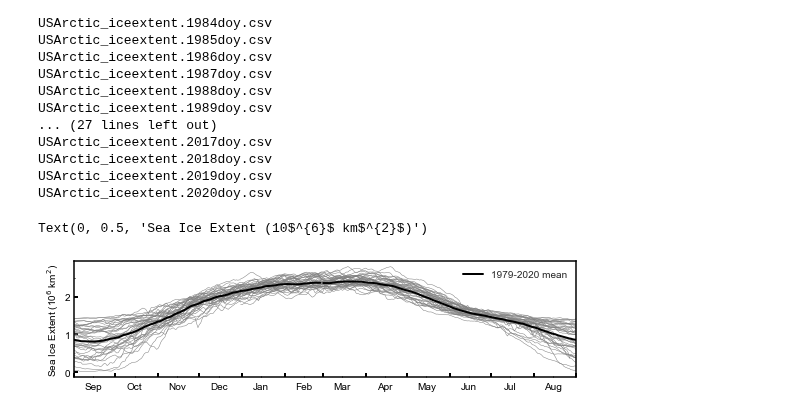
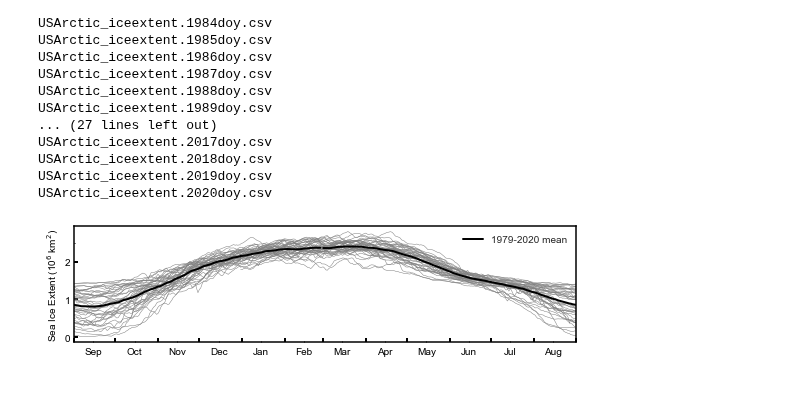
Before and after one commit to NOAA-PMEL/EcoFOCI_Jupyter_Notebooks, a Jupyter notebook: IceAnalysis/SSMI_RegionIce_ExtentCreator_KWood.ipynb, the cells around one changed output. Drawn from its saved outputs; the diff is of its cells as text; code cells hidden in the pictures.

```diff
--- a/IceAnalysis/SSMI_RegionIce_ExtentCreator_KWood.ipynb
+++ b/IceAnalysis/SSMI_RegionIce_ExtentCreator_KWood.ipynb
@@ -246,35 +227,35 @@ dfmean['avg'] = dfmean.drop('doy_y2',axis=1).drop(59,axis=0).mean(axis=1)
 
 fig = plt.figure(1,figsize=(9,2.125))
 ax1 = plt.subplot2grid((1, 1), (0, 0), colspan=1, rowspan=1)
-for yy in range(1978,2018,1):
+for yy in range(1978,2020,1):
     plt.plot(dfe.index,dfe[yy]/1e6,c='gray',linewidth=.5,label='')
     plt.plot(dfe['doy_y2'],dfe[yy]/1e6,c='gray',linewidth=.5,label='')
 
 #Fall
 l1 = ax1.plot(dfmean.index,dfmean['avg']/1e6,'k',linewidth=2,label='1979-2020 mean')
 
 #Spring
 plt.plot(dfmean['doy_y2'],dfmean['avg']/1e6,'k',linewidth=2,label='')
 
 
 plt.legend(loc='best')
 plt.xticks((0,31,61,92,122,153,183,214,245,275,306,336,
                0+365,31+365,61+365,92+365,122+365,153+365,
                183+365,214+365,245+365,275+365,306+365,336+365),)
 ax1.set_xlim([244,244+365])
 #plt.yticks(np.arange(0,1.2,.4))
 ax1.tick_params(axis='y',which='both',bottom='on')
 
 ax1.yaxis.set_minor_locator(ticker.MultipleLocator(2.5))
 ax1.xaxis.set_major_locator(DayLocator(bymonthday=1))
 ax1.xaxis.set_minor_locator(DayLocator(bymonthday=15))
 ax1.xaxis.set_major_formatter(ticker.NullFormatter())
 ax1.xaxis.set_minor_formatter(DateFormatter('%b'))
 ax1.xaxis.set_major_formatter(DateFormatter(''))
 ax1.xaxis.set_tick_params(which='major', pad=15)
 ax1.xaxis.set_tick_params(which='minor', pad=5)
 
 plt.ylabel('Sea Ice Extent (10$^{6}$ km$^{2}$)')
+fig.savefig('USArcticExtent_timeseries.png',dpi=300)
 # %% [output]
-Text(0, 0.5, 'Sea Ice Extent (10$^{6}$ km$^{2}$)')
-[figure, old version]
+[figure, new version]
```
Also changed, not shown: parts of 5 cells of this notebook, 2 other files.
